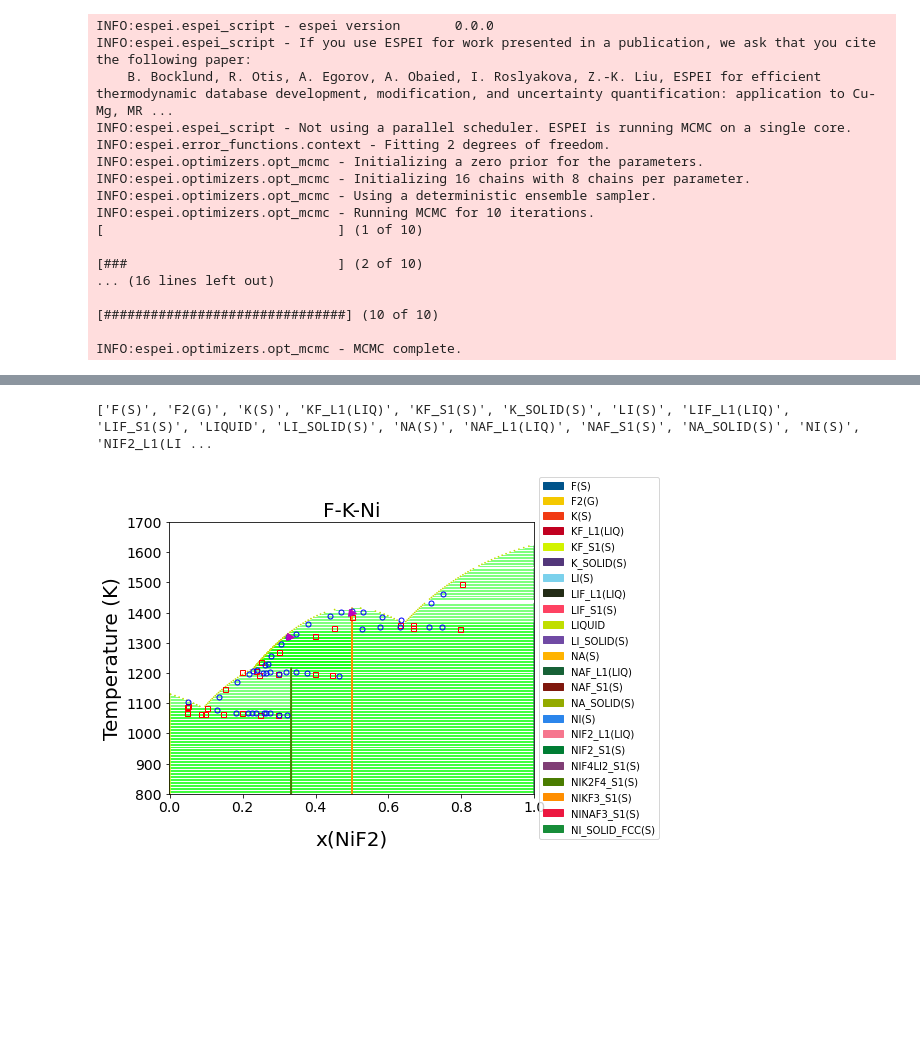
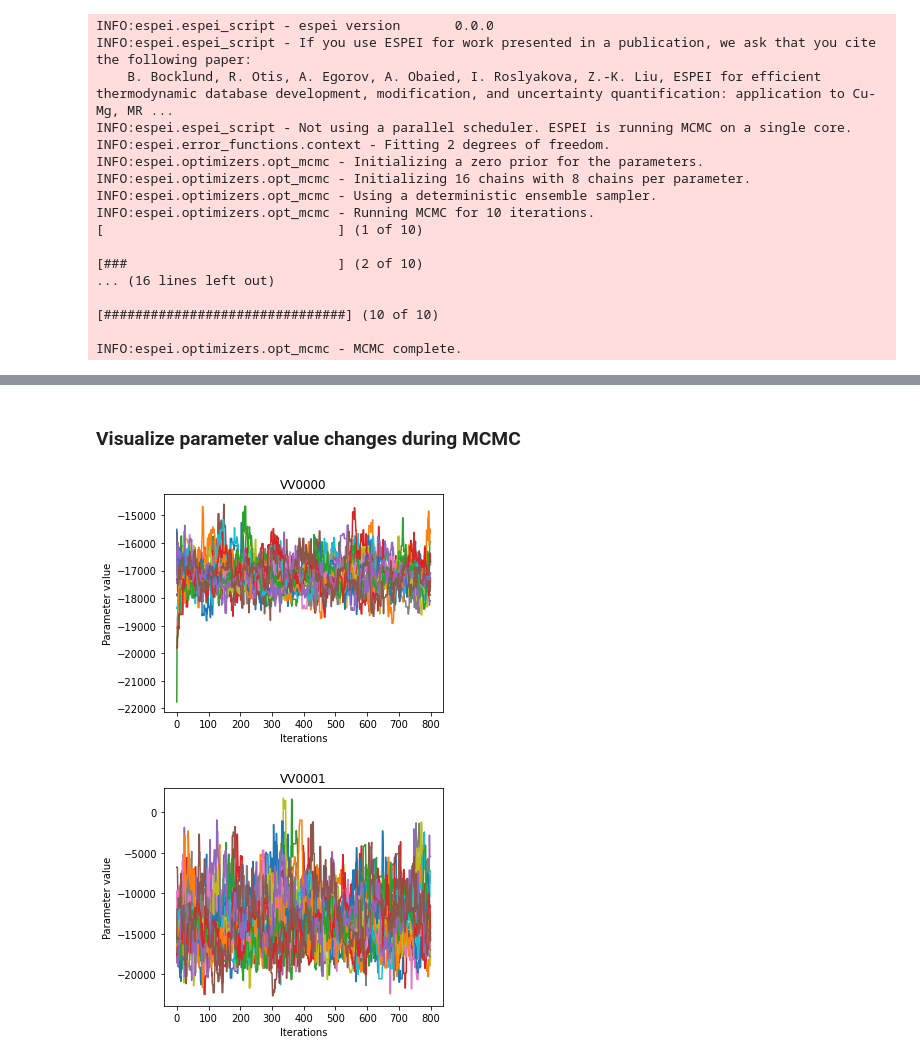
Before and after one commit to RushiGong/MatSE580GuestLectures, a Jupyter notebook: Lecture2/ESPEI MCMC/ESPEI-MCMC_Demo.ipynb, the cells around one changed output, grey strips where cells are left out. Cells and saved outputs as stored; diff of their text form; code cells hidden in the pictures; blank space fills up the shorter version.

```diff
--- a/Lecture2/ESPEI MCMC/ESPEI-MCMC_Demo.ipynb
+++ b/Lecture2/ESPEI MCMC/ESPEI-MCMC_Demo.ipynb
@@ -294,59 +52,20 @@ for i in X_NI_OCADIZ_FLORES:
-# %%
-fig= plt.figure(figsize=(25,5))
-ax = fig.add_subplot()
-dbf = Database('MCMC_demo.xml')
-comps = ['NI', 'K', 'F']
-phases = list(dbf.phases.keys())
-#phases = ['LIQUID', 'NIF2_S1(S)',  'KF_S1(S)', 'NIK2F4_S1(S)', 'NIKF3_S1(S)']
-print(phases)
-datasets = load_datasets(recursive_glob('input_data', '*.json'))
-def fixed_phase_legend(phases):
-    legend_handles, colorlist = phase_legend(phases)
-    def _dummy_phase_legend(_):
-        return legend_handles, colorlist
-    return _dummy_phase_legend
-
-
-conds = {v.N: 1, v.P: 101325, v.T: (800,1800,5), v.X('NI'): 0.000249937515621095, v.X('K'):0.499625093726568}
-eq_1 = equilibrium(dbf, comps, phases, conds, verbose=False)
-
-
-conds = {v.N: 1, v.P: 101325, v.T: (800,1800,5), v.X('NI'):0.137931034482759, v.X('K'):0.293103448275862}
-eq_2 = equilibrium(dbf, comps, phases, conds, verbose=False)
-
-conds = {v.N: 1, v.P: 101325, v.T: (800,1800,5), v.X('NI'):0.145299145299145, v.X('K'):0.282051282051282}
-eq_3 = equilibrium(dbf, comps, phases, conds, verbose=False)
-
-conds = {v.N: 1, v.P: 101325, v.T: (800,1800,5), v.X('NI'):0.196787148594377, v.X('K'):0.204819277108434}
-eq_4 = equilibrium(dbf, comps, phases, conds, verbose=False)
-
-conds = {v.N: 1, v.P: 101325, v.T: (800,1800,5), v.X('NI'):0.200015999680006, v.X('K'):0.199976000479990}
-eq_5 = equilibrium(dbf, comps, phases, conds, verbose=False)
-
-conds = {v.N: 1, v.P: 101325, v.T: (800,1800,5), v.X('K'):0.00334448160535117, v.X('NI'): 0.331103678929766}
-eq_6 = equilibrium(dbf, comps, phases, conds, verbose=False)
-
-phase_leg_func = fixed_phase_legend(phases)
-
-eqplot(eq_1, x=v.X('NI'), y=v.T, z=v.X('K'),legend_generator=phase_leg_func, ax=ax)
-eqplot(eq_2, x=v.X('NI'), y=v.T, z=v.X('K'),legend_generator=phase_leg_func, ax=ax)
-eqplot(eq_3, x=v.X('NI'), y=v.T, z=v.X('K'),legend_generator=phase_leg_func, ax=ax)
-eqplot(eq_4, x=v.X('NI'), y=v.T, z=v.X('K'),legend_generator=phase_leg_func, ax=ax)
-eqplot(eq_5, x=v.X('NI'), y=v.T, z=v.X('K'),legend_generator=phase_leg_func, ax=ax)
-eqplot(eq_6, x=v.X('NI'), y=v.T, z=v.X('K'),legend_generator=phase_leg_func, ax=ax)
-
-ax.plot(X_NIF2_KALINNIKOV,
-        T_KALINNIKOV, 'rs',ms=5,markerfacecolor='none',label='KALINNIKOV')
-ax.plot(X_NIF2_WAGNER,
-        T_WAGNER, 'bo',ms=5,markerfacecolor='none',label='WAGNER')
-ax.plot(X_NIF2_OCADIZ_FLORES,
-        T_OCADIZ_FLORES, 'm>',ms=7,label='OCADIZ_FLORES')
-
-ax.set_xlim(-0.0025, 1)
-ax.set_ylim(800, 1700)
-ax.set_xlabel('x(NiF2)')
-plt.grid(False)
-plt.show()
-# %% [output]
-['F(S)', 'F2(G)', 'K(S)', 'KF_L1(LIQ)', 'KF_S1(S)', 'K_SOLID(S)', 'LI(S)', 'LIF_L1(LIQ)', 'LIF_S1(S)', 'LIQUID', 'LI_SOLID(S)', 'NA(S)', 'NAF_L1(LIQ)', 'NAF_S1(S)', 'NA_SOLID(S)', 'NI(S)', 'NIF2_L1(LI ...
-[figure, removed]
+# %% [markdown]
+### Visualize parameter value changes during MCMC
+# %%
+trace = np.load('trace.npy')
+lnprob = np.load('lnprob.npy')
+trace, lnprob = truncate_arrays(trace, lnprob)
+
+num_chains = trace.shape[0]
+num_parameters = trace.shape[2]
+for parameter in range(num_parameters):
+    title='VV000'+str(parameter)
+    plt.figure(figsize=[5,4])
+    plt.xlabel('Iterations')
+    plt.ylabel('Parameter value')
+    plt.plot(trace[..., parameter].T)
+    plt.title(title)
+    plt.show()
+# %% [output]
+[figure, added]
+[figure, added]
```
Also changed, not shown: parts of 15 cells of this notebook, 1 other file.
